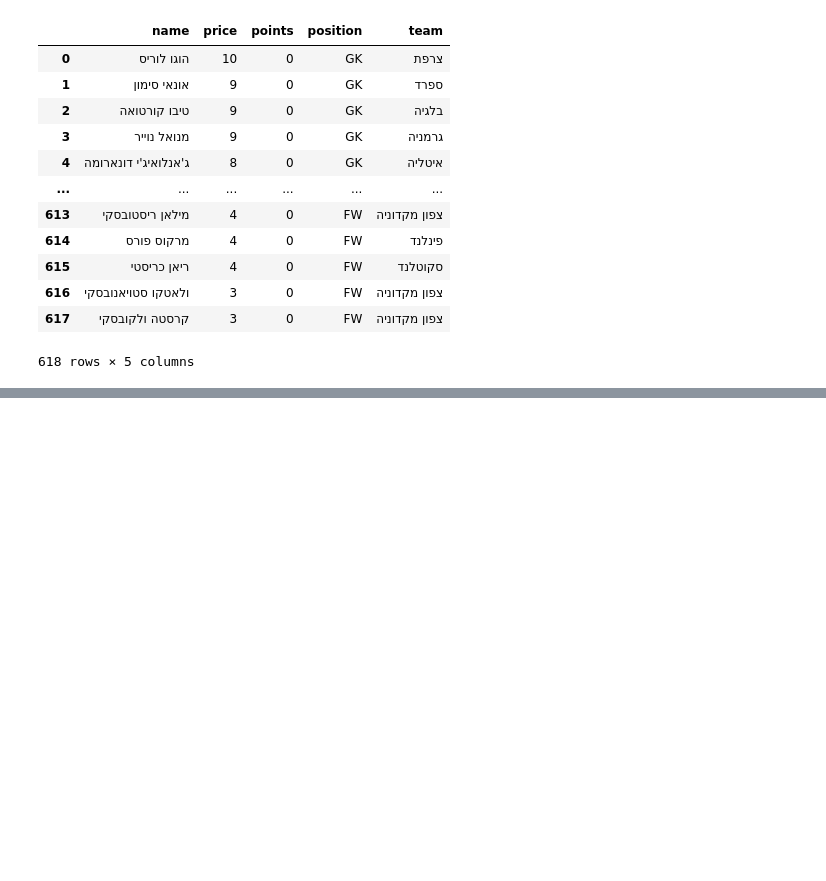
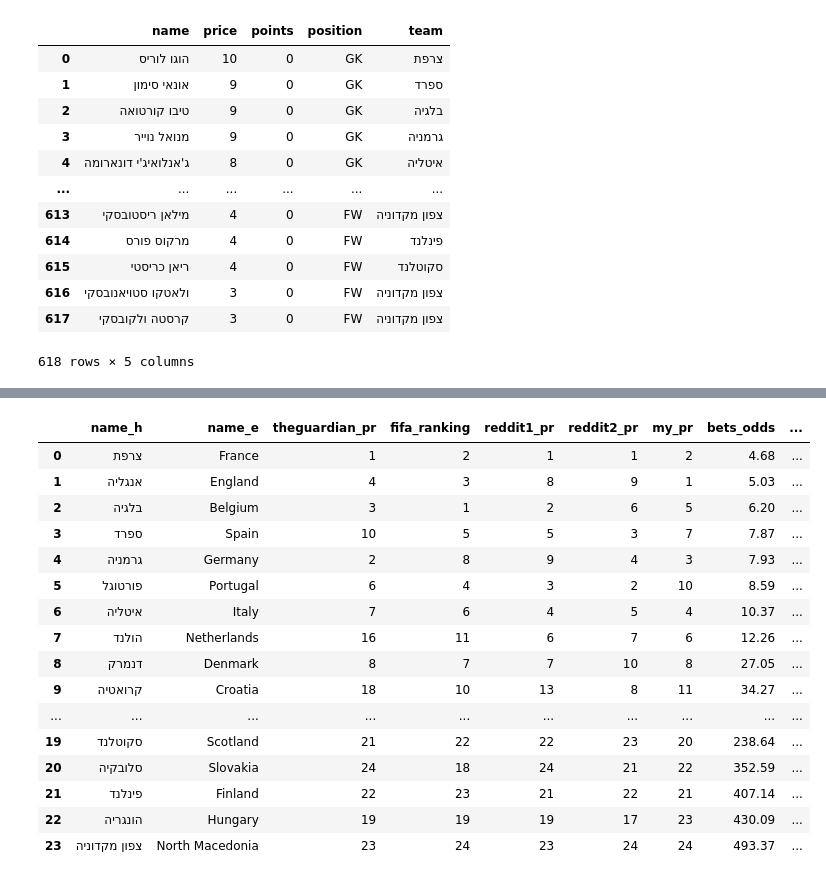
Before and after one commit to avshalomd/sport5-fantasy, a Jupyter notebook: fantasy-euro.ipynb, the cells around one changed output, grey strips where cells are left out. Cells and saved outputs as stored; diff of their text form; code cells hidden in the pictures; blank space fills up the shorter version.

```diff
--- a/fantasy-euro.ipynb
+++ b/fantasy-euro.ipynb
@@ -198,0 +210,22 @@ Used budget: 105.0M
+# %%
+teams_file_path = 'data/teams.csv'
+teams_df = pd.read_csv(teams_file_path, encoding='utf-8')
+teams_df
+# %% [output]
+|  | name_h | name_e | theguardian_pr | fifa_ranking | reddit1_pr | reddit2_pr | my_pr | bets_odds | ... |
+| 0 | צרפת | France | 1 | 2 | 1 | 1 | 2 | 4.68 | ... |
+| 1 | אנגליה | England | 4 | 3 | 8 | 9 | 1 | 5.03 | ... |
+| 2 | בלגיה | Belgium | 3 | 1 | 2 | 6 | 5 | 6.20 | ... |
+| 3 | ספרד | Spain | 10 | 5 | 5 | 3 | 7 | 7.87 | ... |
+| 4 | גרמניה | Germany | 2 | 8 | 9 | 4 | 3 | 7.93 | ... |
+| 5 | פורטוגל | Portugal | 6 | 4 | 3 | 2 | 10 | 8.59 | ... |
+| 6 | איטליה | Italy | 7 | 6 | 4 | 5 | 4 | 10.37 | ... |
+| 7 | הולנד | Netherlands | 16 | 11 | 6 | 7 | 6 | 12.26 | ... |
+| 8 | דנמרק | Denmark | 8 | 7 | 7 | 10 | 8 | 27.05 | ... |
+| 9 | קרואטיה | Croatia | 18 | 10 | 13 | 8 | 11 | 34.27 | ... |
+| ... | ... | ... | ... | ... | ... | ... | ... | ... | ... |
+| 19 | סקוטלנד | Scotland | 21 | 22 | 22 | 23 | 20 | 238.64 | ... |
+| 20 | סלובקיה | Slovakia | 24 | 18 | 24 | 21 | 22 | 352.59 | ... |
+| 21 | פינלנד | Finland | 22 | 23 | 21 | 22 | 21 | 407.14 | ... |
+| 22 | הונגריה | Hungary | 19 | 19 | 19 | 17 | 23 | 430.09 | ... |
+| 23 | צפון מקדוניה | North Macedonia | 23 | 24 | 23 | 24 | 24 | 493.37 | ... |
```
Also changed, not shown: parts of 29 cells of this notebook, 1 other file.
